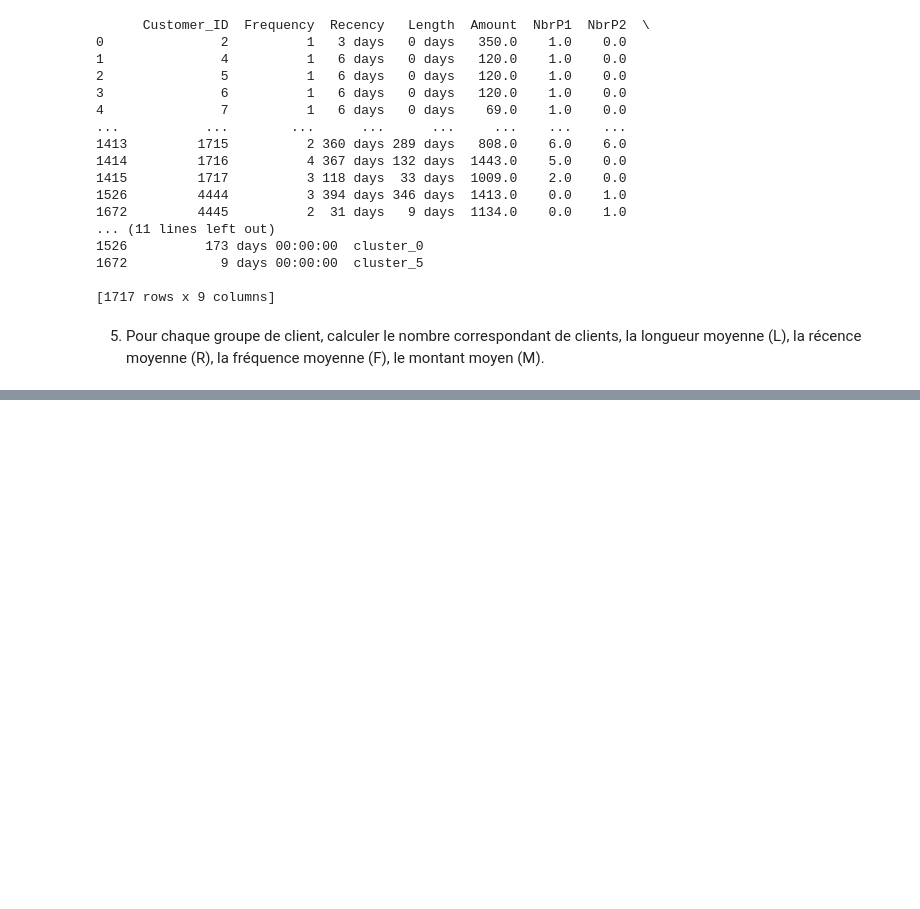
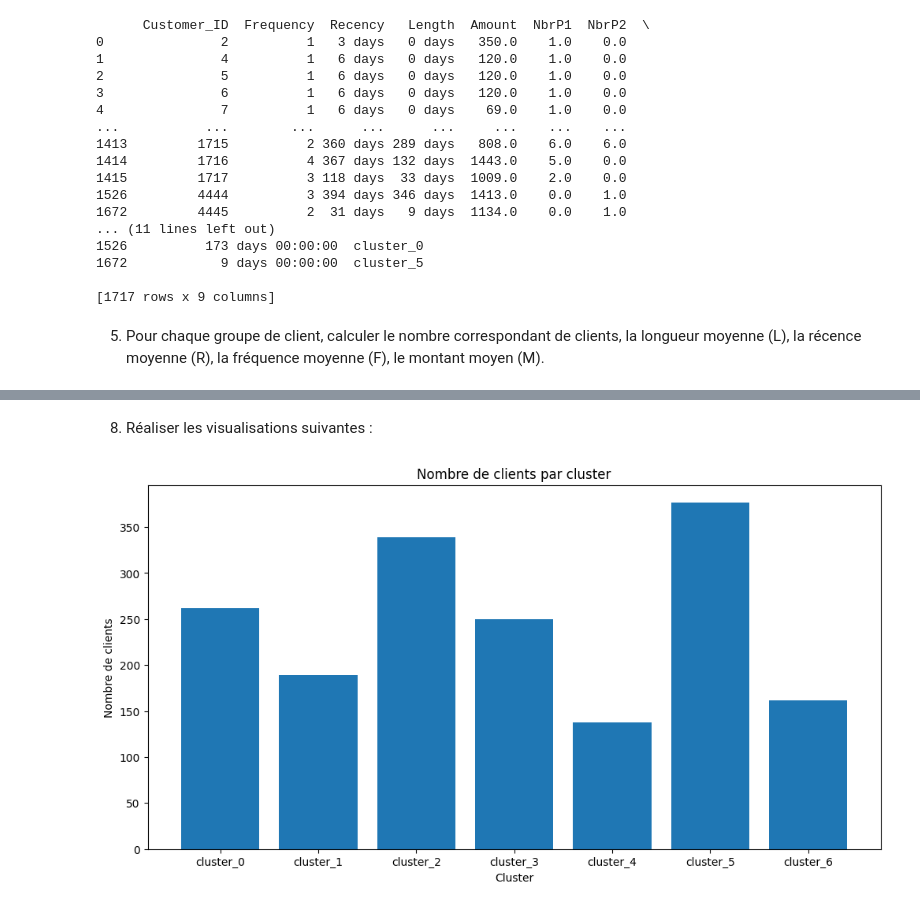
Before and after one commit to MarouaneBenabdelkader/CustomerBehaviorAnalysisWithPython, a Jupyter notebook: mini_project.ipynb, the cells around one changed output, grey strips where cells are left out. Cells and saved outputs as stored; diff of their text form; code cells hidden in the pictures; blank space fills up the shorter version.

```diff
--- a/mini_project.ipynb
+++ b/mini_project.ipynb
@@ -465,0 +500,13 @@ cluster_6  3784.598765
+# %% [markdown]
+8. Réaliser les visualisations suivantes :
+# %%
+#a. Nombre de clients par Cluster
+def plot_cluster_count(df: pd.DataFrame):
+    plt.figure(figsize=(12, 6))
+    plt.bar(df.index, df["Count"])
+    plt.title("Nombre de clients par cluster")
+    plt.xlabel("Cluster")
+    plt.ylabel("Nombre de clients")
+plot_cluster_count(statistics_df)
+# %% [output]
+[figure, added]
```
Also changed, not shown: parts of 11 cells of this notebook, 1 other file.
